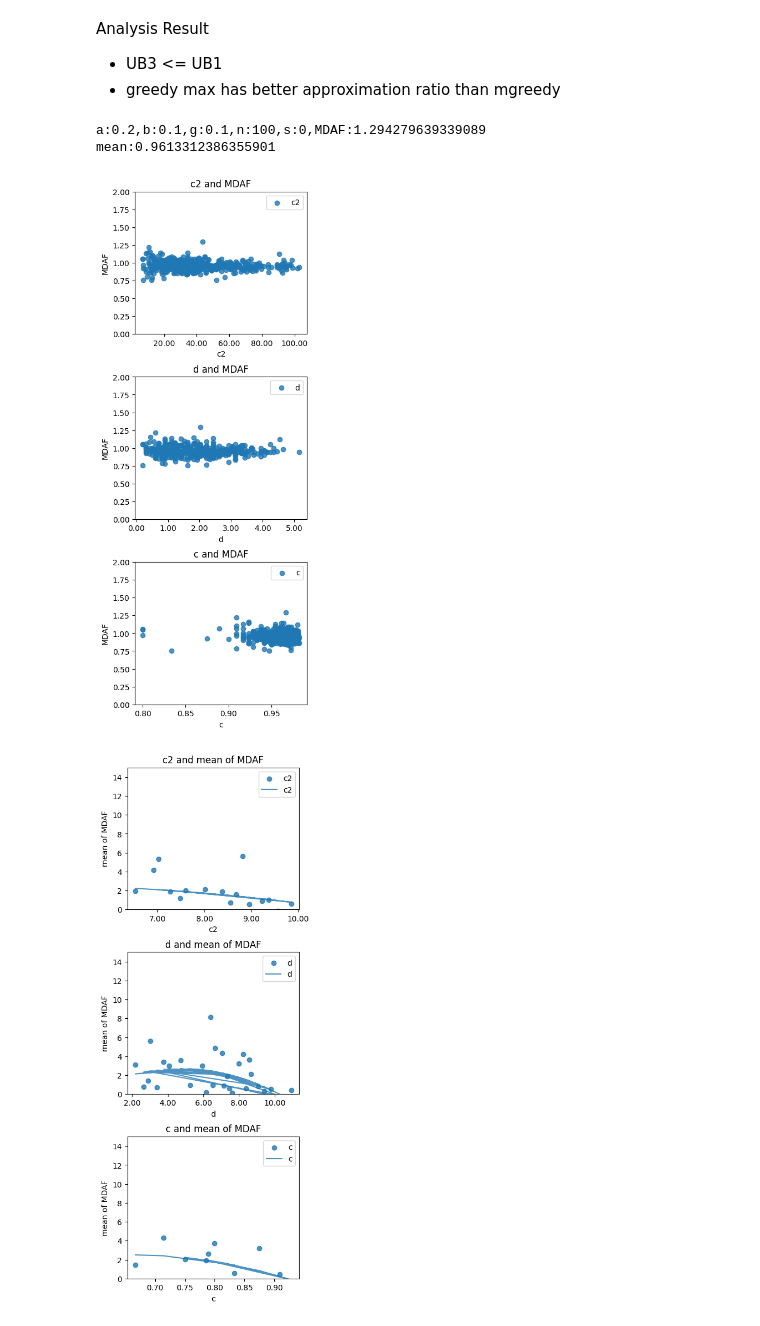
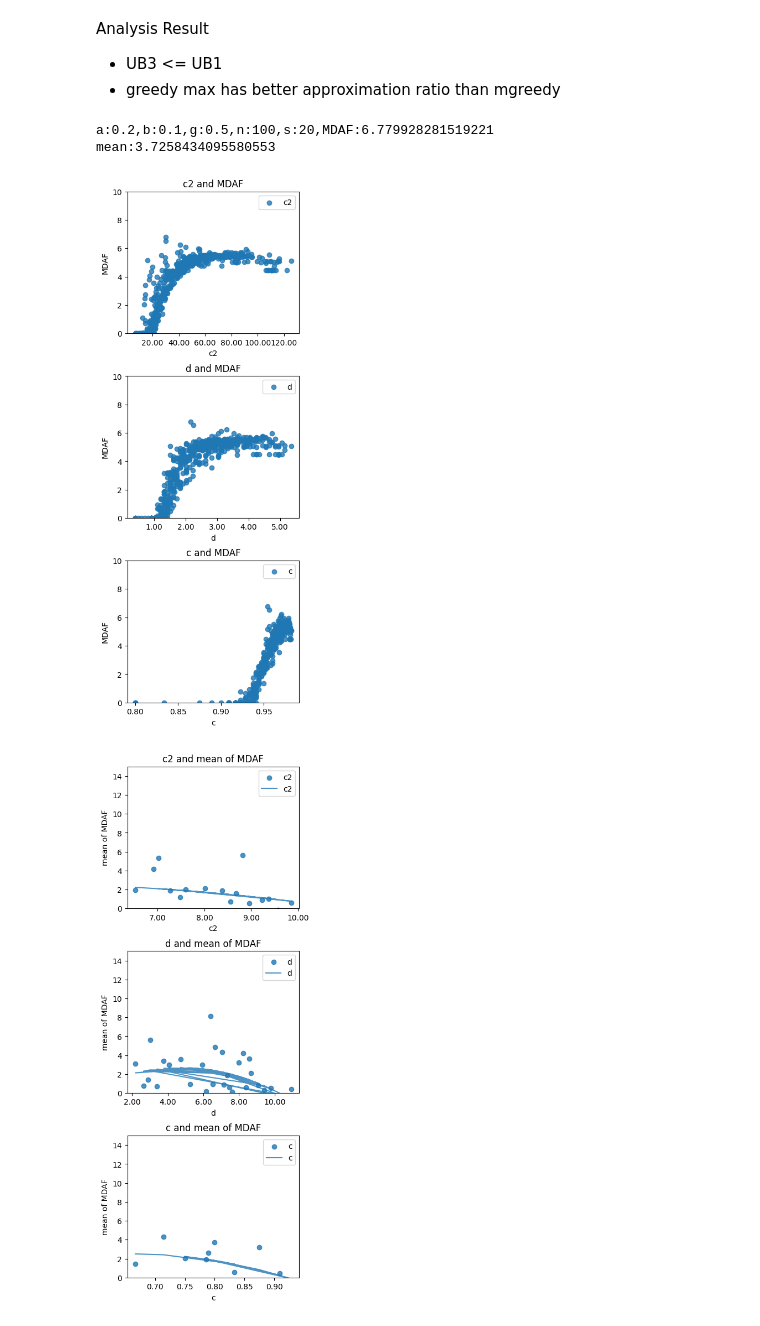
Before and after one commit to tongch8819/SubOptKnapsack, a Jupyter notebook: notebooks/plot.ipynb, the cells around one changed output. Saved outputs shown, nothing was run; the diff lists cells and outputs as text; code cells hidden in the pictures.

```diff
--- a/notebooks/plot.ipynb
+++ b/notebooks/plot.ipynb
@@ -93,7 +97,7 @@ Analysis Result
 + UB3 <= UB1
 + greedy max has better approximation ratio than mgreedy
 # %%
-result_root_dir = "../result/custom-coverage-k-t"
+result_root_dir = "../result/archive/custom-coverage-ub77m"
 
 # Each row contains one parameter
 # alpha
@@ -142,37 +146,37 @@ parameter_list = [
     d,
     c,
     #e,
     #f
 ]
 
 rows = len(parameters_names)
 cols = 1
 height, width = 4,4
 fig, axes = plt.subplots(rows, 1, figsize=(cols * width, rows * height),
     gridspec_kw={
 	'wspace' : 0.3,
 	'hspace' : 0.3,
 })
 
 
 for ax, parameter_name, parameter in zip(axes, parameters_names, parameter_list):
     ax.set_xlabel(parameter_name)
     ax.set_ylabel("MDAF")
     ax.set_title(f"{parameter_name} and MDAF")
 
     ax.xaxis.set_major_formatter(ticker.FormatStrFormatter("%.2f"))
 
-    ax.set_ylim(0.0, 2)
+    ax.set_ylim(0.0, 10)
 
     ax.scatter(parameter, MDAF, label=parameter_name, alpha=0.8)
 
     ax.legend()
 
 plt.show()
 # %% [output]
-a:0.2,b:0.1,g:0.1,n:100,s:0,MDAF:1.294279639339089
-mean:0.9613312386355901
+a:0.2,b:0.1,g:0.5,n:100,s:20,MDAF:6.779928281519221
+mean:3.7258434095580553
-[figure, old version]
+[figure, new version]
 # %%
 def combine_similar_elements(input: list, MDAF: list, eps: float = 0.01):
     assert len(input) == len(MDAF), "Inconsisitent"
```
Also changed, not shown: parts of 4 cells of this notebook, 20 other files.
